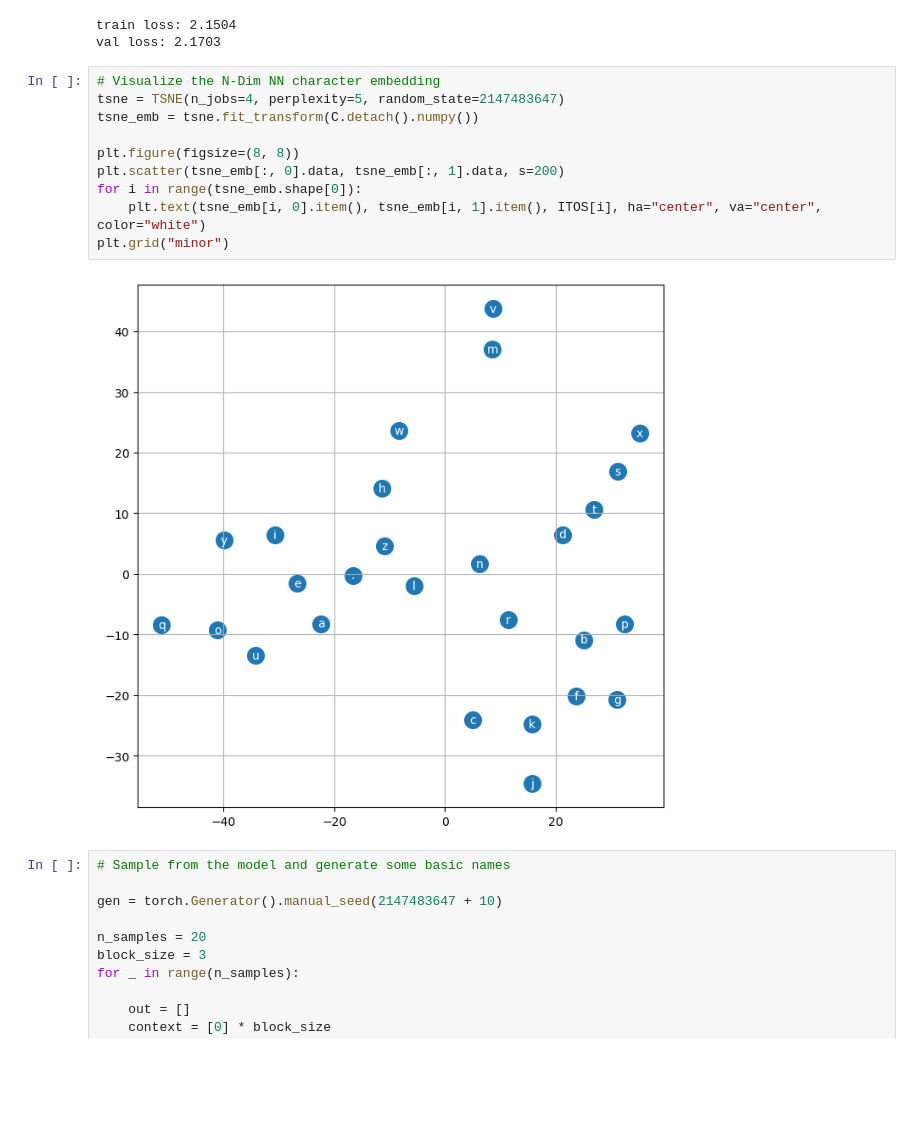
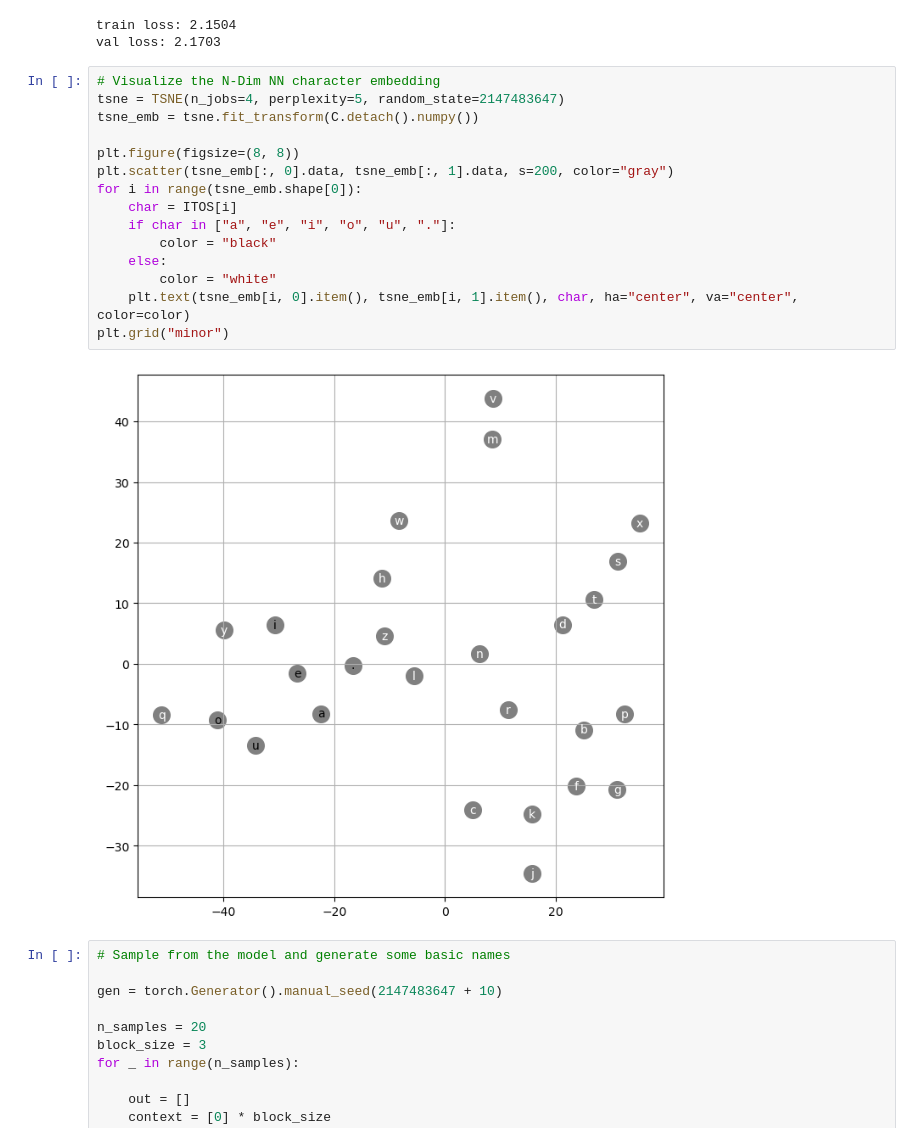
Before and after one commit to kseuro/neural-networks-zero-to-one, a Jupyter notebook: makemore-python/3_activations_gradients_batchnorm.ipynb, the cells around one changed output. Drawn from its saved outputs; the diff is of its cells as text; blank space fills up the shorter version.

Commit message:
update text color in scatter plot

```diff
--- a/makemore-python/3_activations_gradients_batchnorm.ipynb
+++ b/makemore-python/3_activations_gradients_batchnorm.ipynb
@@ -231,15 +231,20 @@ val loss: 2.1703
 # %%
 # Visualize the N-Dim NN character embedding
 tsne = TSNE(n_jobs=4, perplexity=5, random_state=2147483647)
 tsne_emb = tsne.fit_transform(C.detach().numpy())
 
 plt.figure(figsize=(8, 8))
-plt.scatter(tsne_emb[:, 0].data, tsne_emb[:, 1].data, s=200)
+plt.scatter(tsne_emb[:, 0].data, tsne_emb[:, 1].data, s=200, color="gray")
 for i in range(tsne_emb.shape[0]):
-    plt.text(tsne_emb[i, 0].item(), tsne_emb[i, 1].item(), ITOS[i], ha="center", va="center", color="white")
+    char = ITOS[i]
+    if char in ["a", "e", "i", "o", "u", "."]:
+        color = "black"
+    else:
+        color = "white"
+    plt.text(tsne_emb[i, 0].item(), tsne_emb[i, 1].item(), char, ha="center", va="center", color=color)
 plt.grid("minor")
 # %% [output]
-[figure, old version]
+[figure, new version]
 # %%
 # Sample from the model and generate some basic names
 
```
